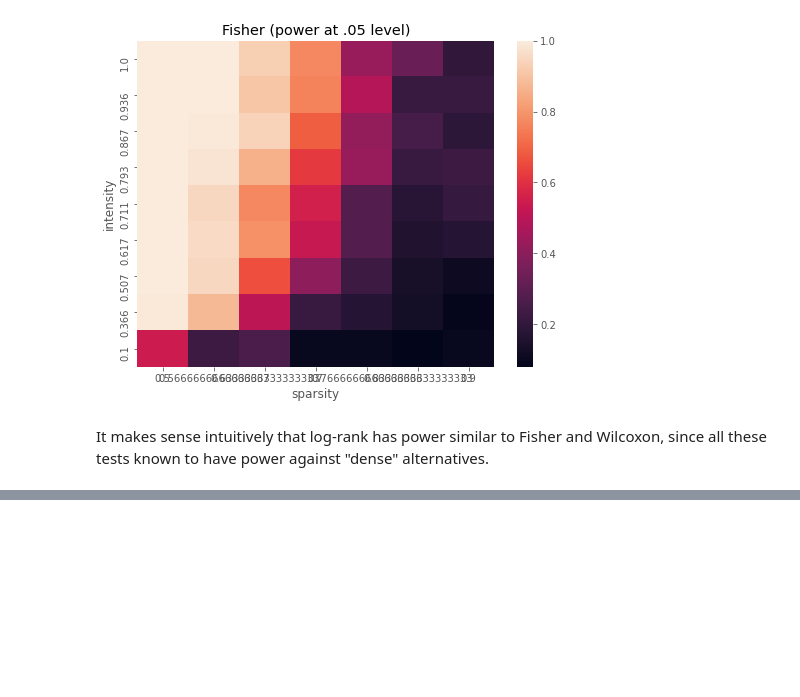
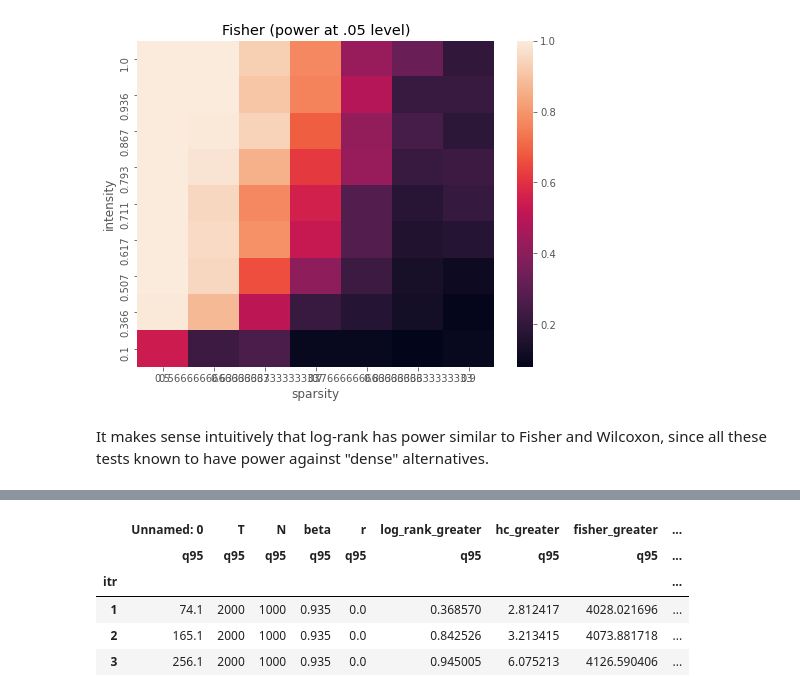
Before and after one commit to alonkipnis/HCHG, a Jupyter notebook: survival.ipynb, the cells around one changed output, grey strips where cells are left out. Cells and saved outputs as stored; diff of their text form; code cells hidden in the pictures; blank space fills up the shorter version.

```diff
--- a/survival.ipynb
+++ b/survival.ipynb
@@ -422,0 +455,13 @@ It makes sense intuitively that log-rank has power similar to Fisher and Wilcoxo
+# %%
+df0 = results[results.r == 0]
+df1 = results[results.r > 0]
+# %%
+
+df0.groupby().agg([q95])
+# %% [output]
+|  | Unnamed: 0 | T | N | beta | r | log_rank_greater | hc_greater | fisher_greater | ... |
+|  | q95 | q95 | q95 | q95 | q95 | q95 | q95 | q95 | ... |
+| itr |  |  |  |  |  |  |  |  | ... |
+| 1 | 74.1 | 2000 | 1000 | 0.935 | 0.0 | 0.368570 | 2.812417 | 4028.021696 | ... |
+| 2 | 165.1 | 2000 | 1000 | 0.935 | 0.0 | 0.842526 | 3.213415 | 4073.881718 | ... |
+| 3 | 256.1 | 2000 | 1000 | 0.935 | 0.0 | 0.945005 | 6.075213 | 4126.590406 | ... |
```
Also changed, not shown: parts of 6 cells of this notebook, 9 other files.
